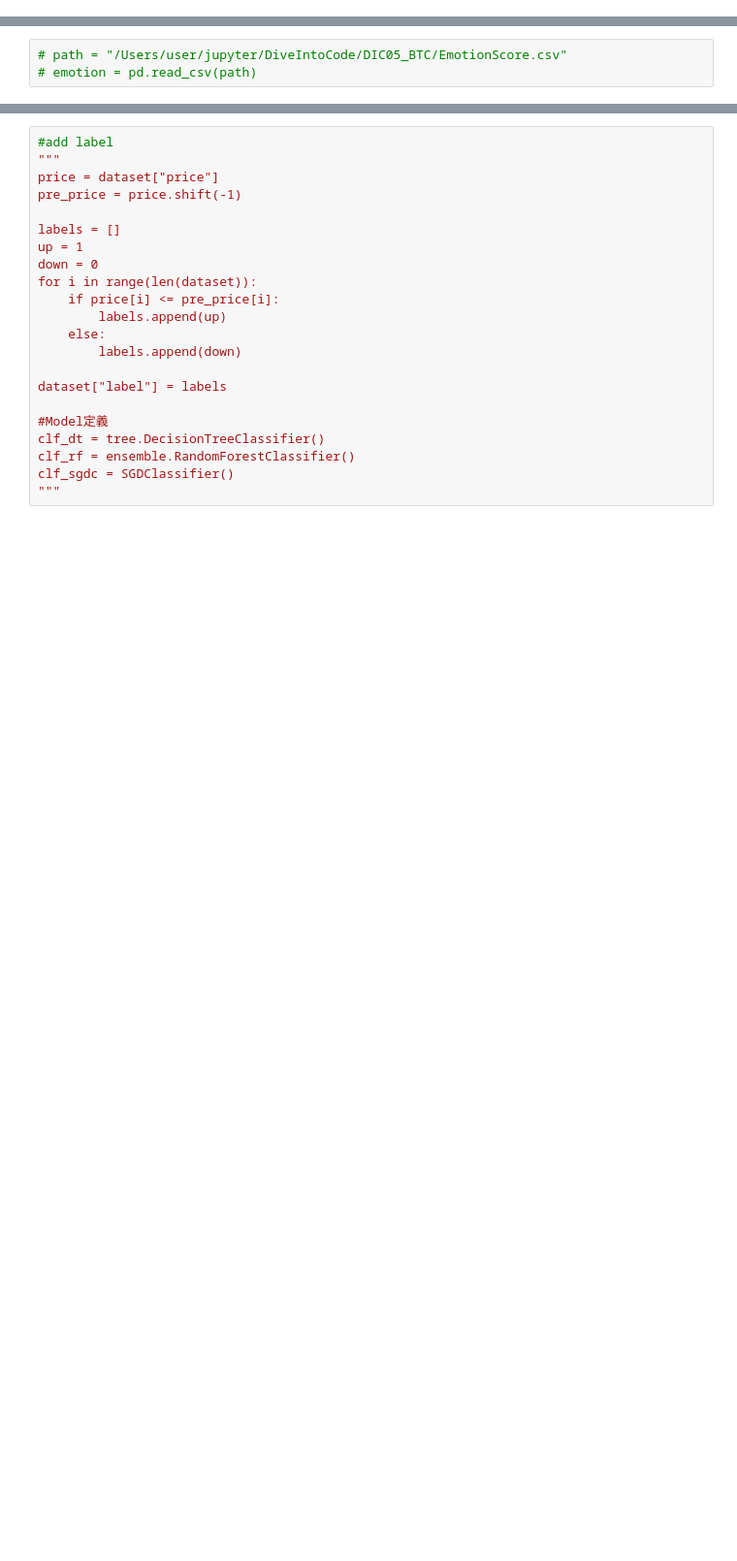
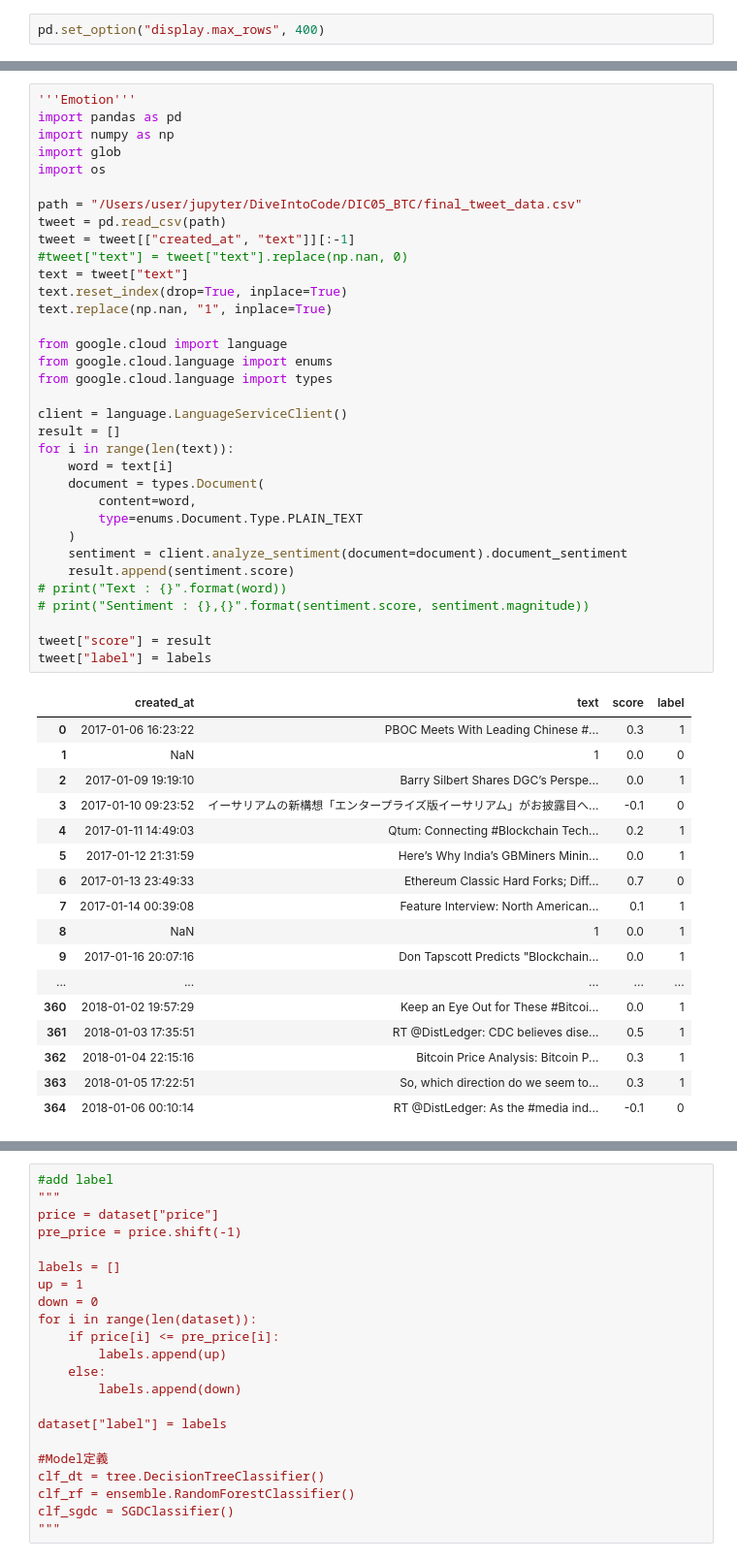
Before and after one commit to mikihisa87/DIC05_BTC, a Jupyter notebook: trade_main2.ipynb, the cells around one changed output, grey strips where cells are left out. Shown at 97% size. Drawn from its saved outputs; the diff is of its cells as text; blank space fills up the shorter version.

Commit message:
add emotion

```diff
--- a/trade_main2.ipynb
+++ b/trade_main2.ipynb
@@ -1,3 +1,5 @@
+# %%
+pd.set_option("display.max_rows", 400)
 # %%
 import pandas as pd
 import numpy as np
@@ -216,3 +218,52 @@ score_svm: 0.58904109589
-# %%
-# path = "/Users/user/jupyter/DiveIntoCode/DIC05_BTC/EmotionScore.csv"
-# emotion = pd.read_csv(path)
+# %%
+'''Emotion'''
+import pandas as pd
+import numpy as np
+import glob
+import os
+
+path = "/Users/user/jupyter/DiveIntoCode/DIC05_BTC/final_tweet_data.csv"
+tweet = pd.read_csv(path)
+tweet = tweet[["created_at", "text"]][:-1]
+#tweet["text"] = tweet["text"].replace(np.nan, 0)
+text = tweet["text"]
+text.reset_index(drop=True, inplace=True)
+text.replace(np.nan, "1", inplace=True)
+
+from google.cloud import language
+from google.cloud.language import enums
+from google.cloud.language import types
+
+client = language.LanguageServiceClient()
+result = []
+for i in range(len(text)):
+    word = text[i]
+    document = types.Document(
+        content=word,
+        type=enums.Document.Type.PLAIN_TEXT
+    )
+    sentiment = client.analyze_sentiment(document=document).document_sentiment
+    result.append(sentiment.score)
+# print("Text : {}".format(word))
+# print("Sentiment : {},{}".format(sentiment.score, sentiment.magnitude))
+
+tweet["score"] = result
+tweet["label"] = labels
+# %% [output]
+|  | created_at | text | score | label |
+| 0 | 2017-01-06 16:23:22 | PBOC Meets With Leading Chinese #... | 0.3 | 1 |
+| 1 | NaN | 1 | 0.0 | 0 |
+| 2 | 2017-01-09 19:19:10 | Barry Silbert Shares DGC’s Perspe... | 0.0 | 1 |
+| 3 | 2017-01-10 09:23:52 | イーサリアムの新構想「エンタープライズ版イーサリアム」がお披露目へ... | -0.1 | 0 |
+| 4 | 2017-01-11 14:49:03 | Qtum: Connecting #Blockchain Tech... | 0.2 | 1 |
+| 5 | 2017-01-12 21:31:59 | Here’s Why India’s GBMiners Minin... | 0.0 | 1 |
+| 6 | 2017-01-13 23:49:33 | Ethereum Classic Hard Forks; Diff... | 0.7 | 0 |
+| 7 | 2017-01-14 00:39:08 | Feature Interview: North American... | 0.1 | 1 |
+| 8 | NaN | 1 | 0.0 | 1 |
+| 9 | 2017-01-16 20:07:16 | Don Tapscott Predicts "Blockchain... | 0.0 | 1 |
+| ... | ... | ... | ... | ... |
+| 360 | 2018-01-02 19:57:29 | Keep an Eye Out for These #Bitcoi... | 0.0 | 1 |
+| 361 | 2018-01-03 17:35:51 | RT @DistLedger: CDC believes dise... | 0.5 | 1 |
+| 362 | 2018-01-04 22:15:16 | Bitcoin Price Analysis: Bitcoin P... | 0.3 | 1 |
+| 363 | 2018-01-05 17:22:51 | So, which direction do we seem to... | 0.3 | 1 |
+| 364 | 2018-01-06 00:10:14 | RT @DistLedger: As the #media ind... | -0.1 | 0 |
```
Also changed, not shown: parts of 4 cells of this notebook.
